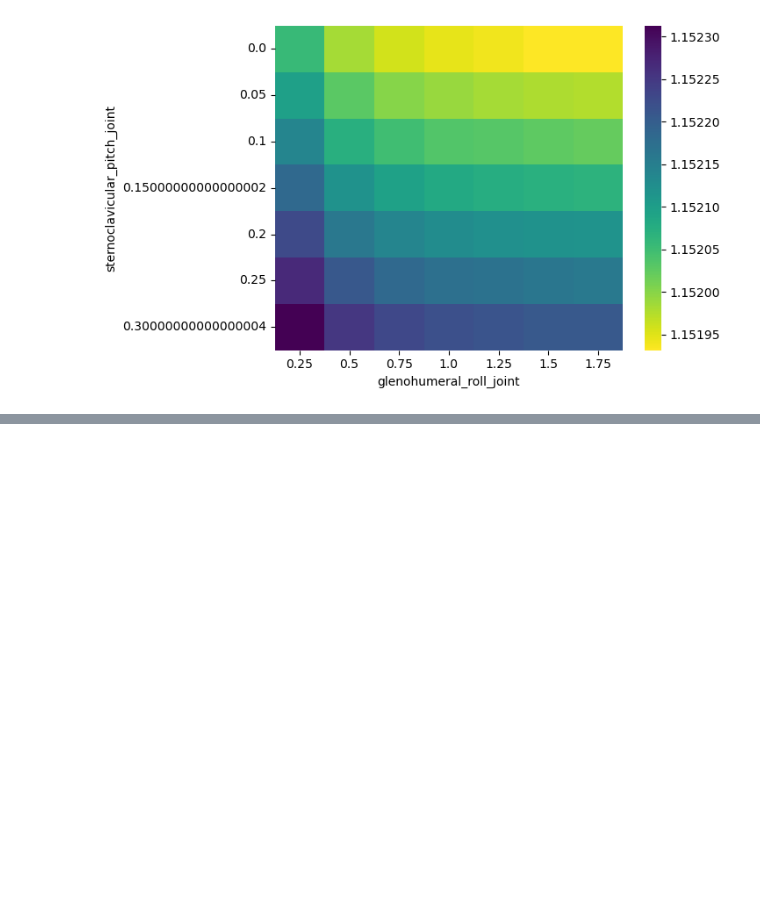
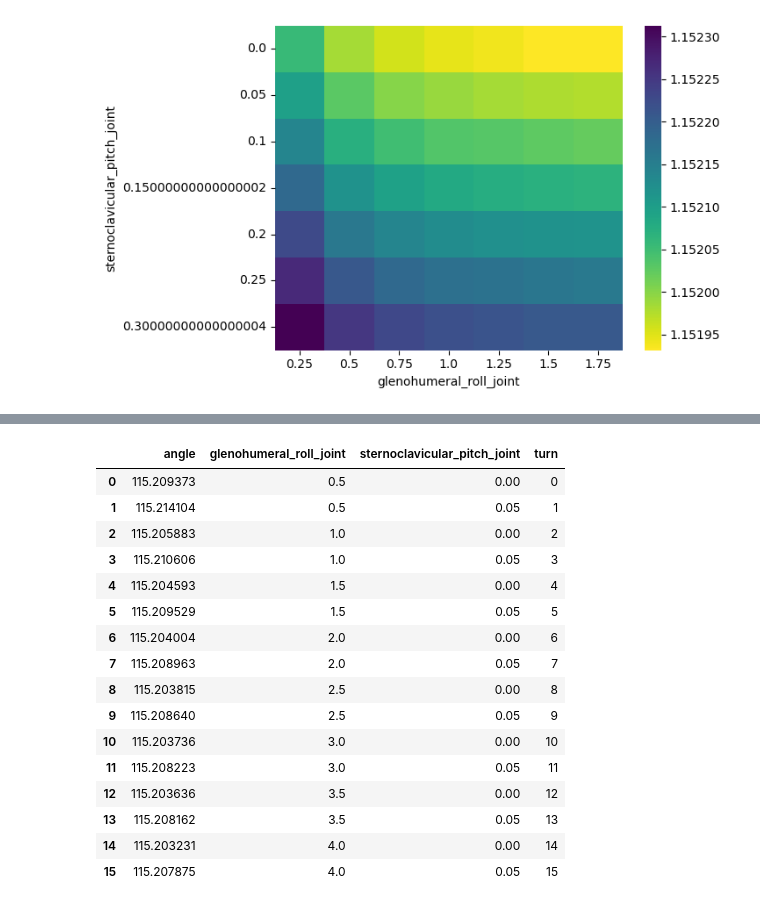
Before and after one commit to bj1110/Masterarbeit, a Jupyter notebook: eval/gridsearch_eval.ipynb, the cells around one changed output, grey strips where cells are left out. Cells and saved outputs as stored; diff of their text form; code cells hidden in the pictures; blank space fills up the shorter version.

```diff
--- a/eval/gridsearch_eval.ipynb
+++ b/eval/gridsearch_eval.ipynb
@@ -258,0 +266,20 @@ sns.heatmap(pivot, cmap="viridis_r")
+# %%
+data4
+# %% [output]
+|  | angle | glenohumeral_roll_joint | sternoclavicular_pitch_joint | turn |
+| 0 | 115.209373 | 0.5 | 0.00 | 0 |
+| 1 | 115.214104 | 0.5 | 0.05 | 1 |
+| 2 | 115.205883 | 1.0 | 0.00 | 2 |
+| 3 | 115.210606 | 1.0 | 0.05 | 3 |
+| 4 | 115.204593 | 1.5 | 0.00 | 4 |
+| 5 | 115.209529 | 1.5 | 0.05 | 5 |
+| 6 | 115.204004 | 2.0 | 0.00 | 6 |
+| 7 | 115.208963 | 2.0 | 0.05 | 7 |
+| 8 | 115.203815 | 2.5 | 0.00 | 8 |
+| 9 | 115.208640 | 2.5 | 0.05 | 9 |
+| 10 | 115.203736 | 3.0 | 0.00 | 10 |
+| 11 | 115.208223 | 3.0 | 0.05 | 11 |
+| 12 | 115.203636 | 3.5 | 0.00 | 12 |
+| 13 | 115.208162 | 3.5 | 0.05 | 13 |
+| 14 | 115.203231 | 4.0 | 0.00 | 14 |
+| 15 | 115.207875 | 4.0 | 0.05 | 15 |
```
Also changed, not shown: parts of 7 cells of this notebook, 3 other files.
